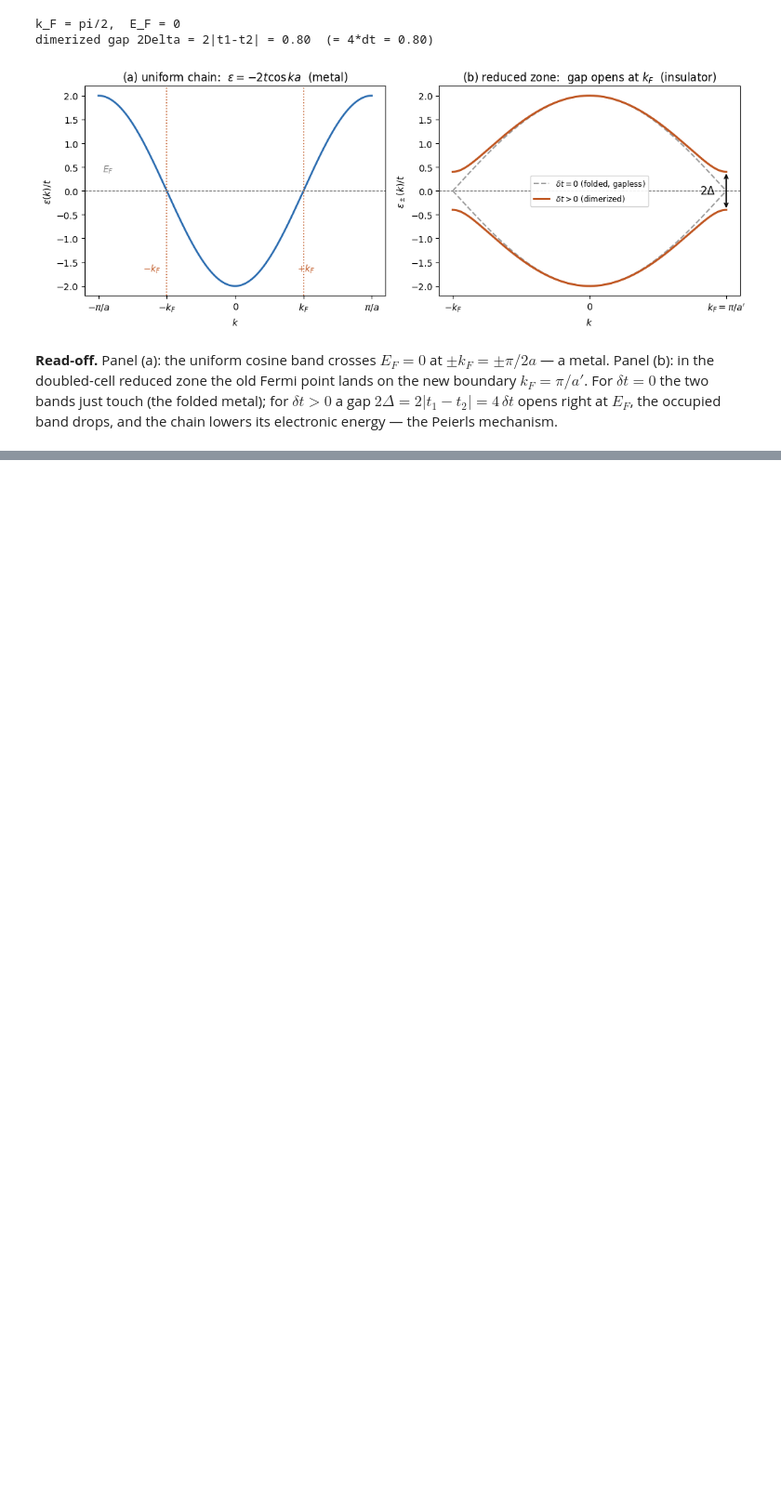
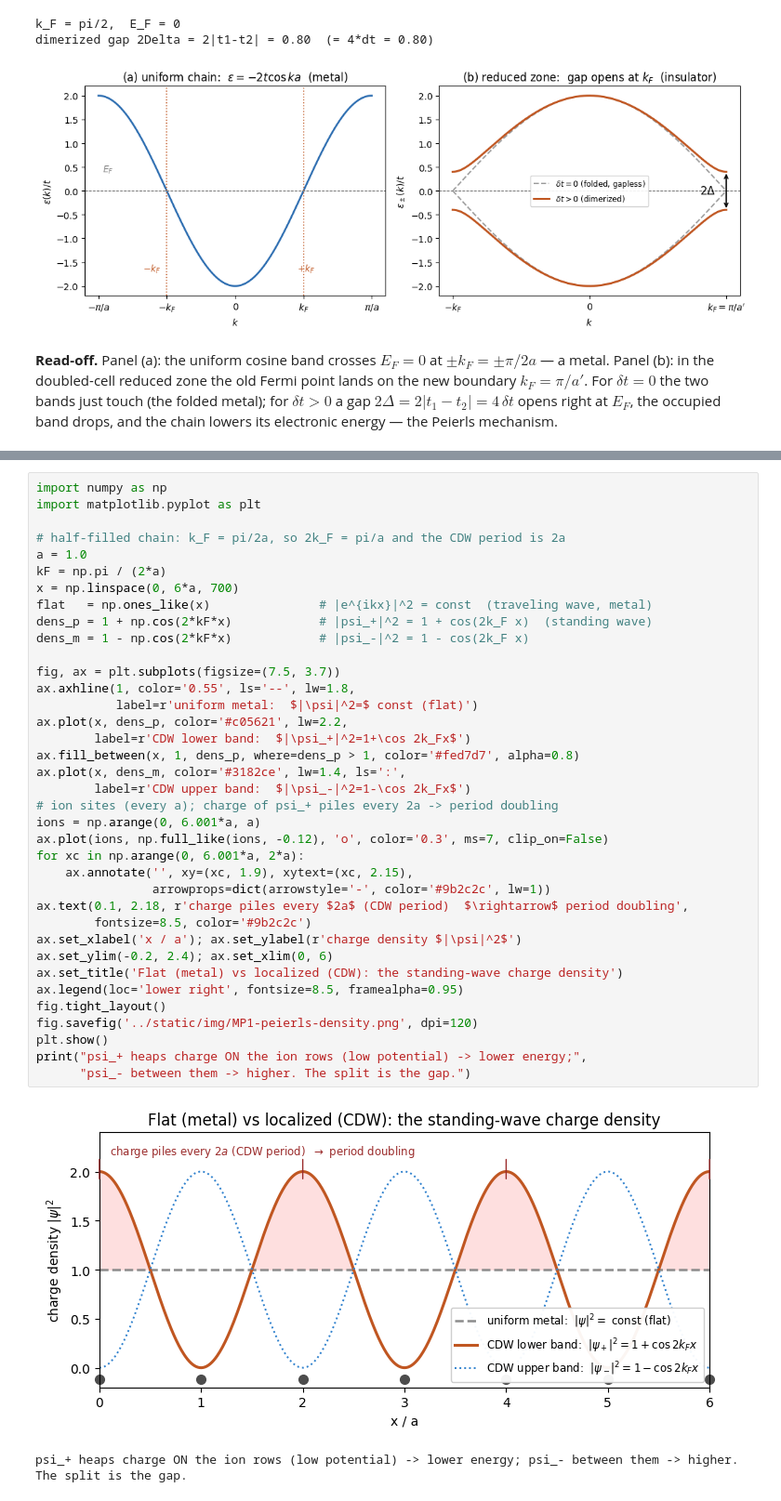
Before and after one commit to chaewoon11/qe-tutorial, a Jupyter notebook: notebooks/MP1-peierls.ipynb, the cells around one changed output, grey strips where cells are left out. Shown at 93% size. Saved outputs shown, nothing was run; the diff lists cells and outputs as text; blank space fills up the shorter version.

```diff
--- a/notebooks/MP1-peierls.ipynb
+++ b/notebooks/MP1-peierls.ipynb
@@ -78,0 +86,40 @@ and the chain lowers its electronic energy — the Peierls mechanism.
+# %%
+import numpy as np
+import matplotlib.pyplot as plt
+
+# half-filled chain: k_F = pi/2a, so 2k_F = pi/a and the CDW period is 2a
+a = 1.0
+kF = np.pi / (2*a)
+x = np.linspace(0, 6*a, 700)
+flat   = np.ones_like(x)               # |e^{ikx}|^2 = const  (traveling wave, metal)
+dens_p = 1 + np.cos(2*kF*x)            # |psi_+|^2 = 1 + cos(2k_F x)  (standing wave)
+dens_m = 1 - np.cos(2*kF*x)            # |psi_-|^2 = 1 - cos(2k_F x)
+
+fig, ax = plt.subplots(figsize=(7.5, 3.7))
+ax.axhline(1, color='0.55', ls='--', lw=1.8,
+           label=r'uniform metal:  $|\psi|^2=$ const (flat)')
+ax.plot(x, dens_p, color='#c05621', lw=2.2,
+        label=r'CDW lower band:  $|\psi_+|^2=1+\cos 2k_Fx$')
+ax.fill_between(x, 1, dens_p, where=dens_p > 1, color='#fed7d7', alpha=0.8)
+ax.plot(x, dens_m, color='#3182ce', lw=1.4, ls=':',
+        label=r'CDW upper band:  $|\psi_-|^2=1-\cos 2k_Fx$')
+# ion sites (every a); charge of psi_+ piles every 2a -> period doubling
+ions = np.arange(0, 6.001*a, a)
+ax.plot(ions, np.full_like(ions, -0.12), 'o', color='0.3', ms=7, clip_on=False)
+for xc in np.arange(0, 6.001*a, 2*a):
+    ax.annotate('', xy=(xc, 1.9), xytext=(xc, 2.15),
+                arrowprops=dict(arrowstyle='-', color='#9b2c2c', lw=1))
+ax.text(0.1, 2.18, r'charge piles every $2a$ (CDW period)  $\rightarrow$ period doubling',
+        fontsize=8.5, color='#9b2c2c')
+ax.set_xlabel('x / a'); ax.set_ylabel(r'charge density $|\psi|^2$')
+ax.set_ylim(-0.2, 2.4); ax.set_xlim(0, 6)
+ax.set_title('Flat (metal) vs localized (CDW): the standing-wave charge density')
+ax.legend(loc='lower right', fontsize=8.5, framealpha=0.95)
+fig.tight_layout()
+fig.savefig('../static/img/MP1-peierls-density.png', dpi=120)
+plt.show()
+print("psi_+ heaps charge ON the ion rows (low potential) -> lower energy;",
+      "psi_- between them -> higher. The split is the gap.")
+# %% [output]
+[figure, added]
+psi_+ heaps charge ON the ion rows (low potential) -> lower energy; psi_- between them -> higher. The split is the gap.
```
Also changed, not shown: parts of 2 cells of this notebook, 2 other files.
